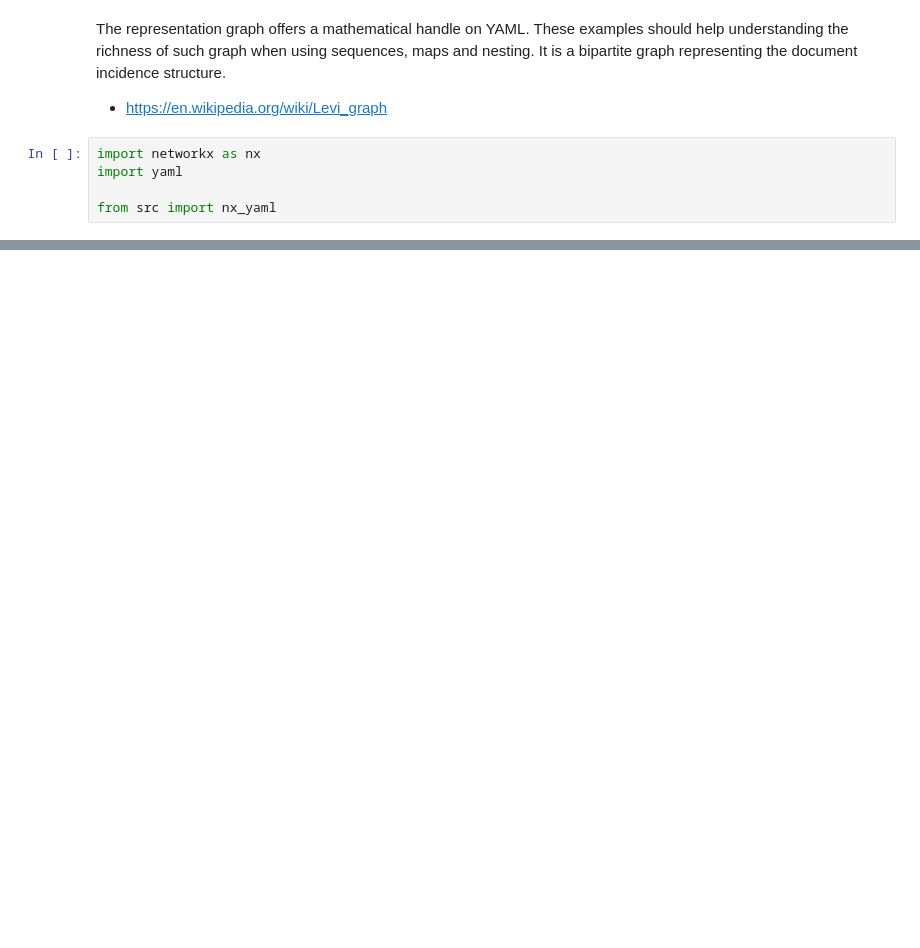
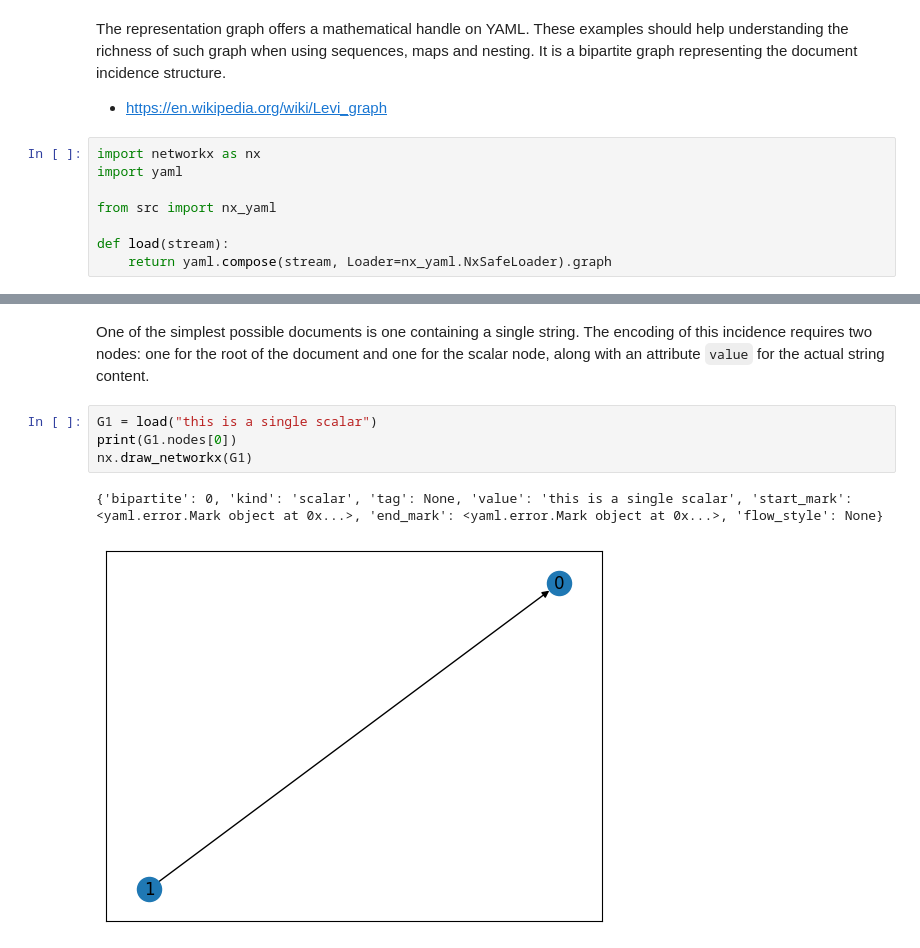
Before and after one commit to colltoaction/nx_yaml, a Jupyter notebook: tutorial.ipynb, the cells around one changed output, grey strips where cells are left out. Cells and saved outputs as stored; diff of their text form; blank space fills up the shorter version.

```diff
--- a/tutorial.ipynb
+++ b/tutorial.ipynb
@@ -7,4 +7,7 @@ import networkx as nx
 import yaml
 
 from src import nx_yaml
+
+def load(stream):
+    return yaml.compose(stream, Loader=nx_yaml.NxSafeLoader).graph
 # %%
@@ -20,3 +22,12 @@ pos = nx.bipartite_layout(G0, nodes=nodes)
 nx.draw_networkx(G0, pos=pos)
 # %% [output]
 [figure]
+# %% [markdown]
+One of the simplest possible documents is one containing a single string. The encoding of this incidence requires two nodes: one for the root of the document and one for the scalar node, along with an attribute `value` for the actual string content.
+# %%
+G1 = load("this is a single scalar")
+print(G1.nodes[0])
+nx.draw_networkx(G1)
+# %% [output]
+{'bipartite': 0, 'kind': 'scalar', 'tag': None, 'value': 'this is a single scalar', 'start_mark': <yaml.error.Mark object at 0x...>, 'end_mark': <yaml.error.Mark object at 0x...>, 'flow_style': None}
+[figure, added]
```
Also changed, not shown: parts of 7 cells of this notebook.
